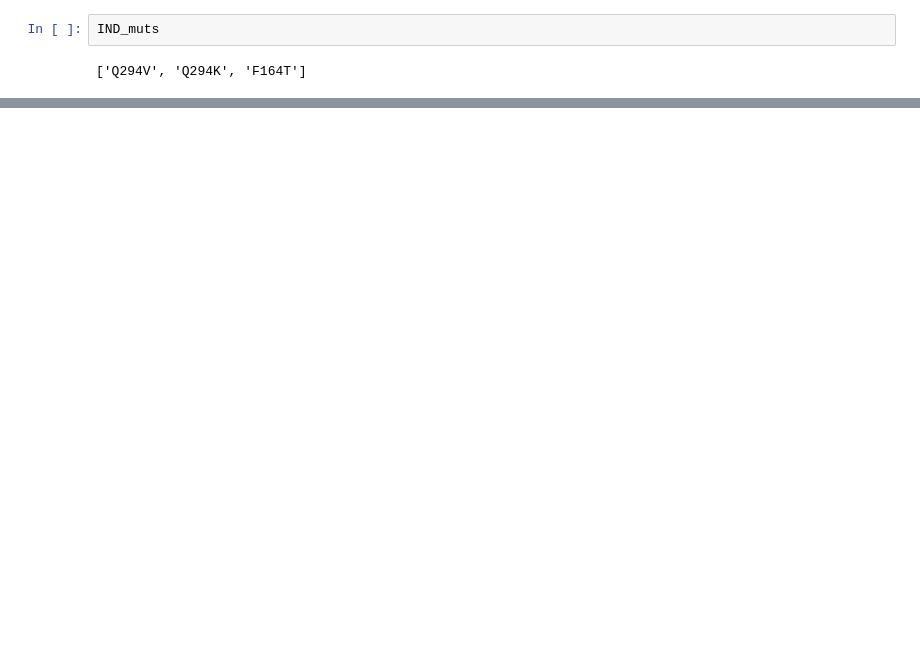
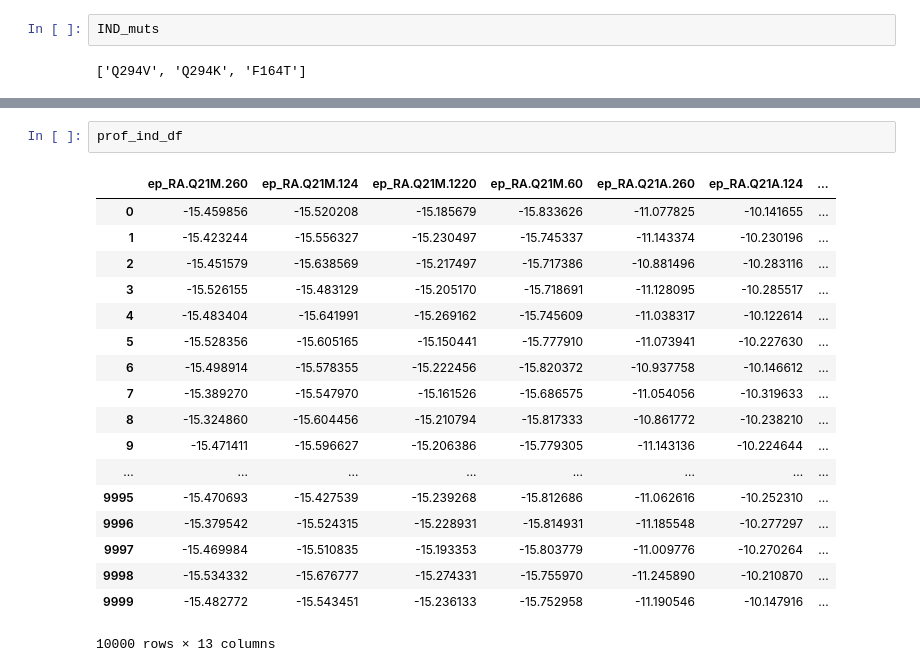
Before and after one commit to RPGroup-PBoC/mwc_mutants, a Jupyter notebook: code/analysis/complete_analysis.ipynb, the cells around one changed output, grey strips where cells are left out. Drawn from its saved outputs; the diff is of its cells as text; blank space fills up the shorter version.

```diff
--- a/code/analysis/complete_analysis.ipynb
+++ b/code/analysis/complete_analysis.ipynb
@@ -705,0 +599,21 @@ IND_muts
+# %%
+prof_ind_df
+# %% [output]
+|  | ep_RA.Q21M.260 | ep_RA.Q21M.124 | ep_RA.Q21M.1220 | ep_RA.Q21M.60 | ep_RA.Q21A.260 | ep_RA.Q21A.124 | ... |
+| 0 | -15.459856 | -15.520208 | -15.185679 | -15.833626 | -11.077825 | -10.141655 | ... |
+| 1 | -15.423244 | -15.556327 | -15.230497 | -15.745337 | -11.143374 | -10.230196 | ... |
+| 2 | -15.451579 | -15.638569 | -15.217497 | -15.717386 | -10.881496 | -10.283116 | ... |
+| 3 | -15.526155 | -15.483129 | -15.205170 | -15.718691 | -11.128095 | -10.285517 | ... |
+| 4 | -15.483404 | -15.641991 | -15.269162 | -15.745609 | -11.038317 | -10.122614 | ... |
+| 5 | -15.528356 | -15.605165 | -15.150441 | -15.777910 | -11.073941 | -10.227630 | ... |
+| 6 | -15.498914 | -15.578355 | -15.222456 | -15.820372 | -10.937758 | -10.146612 | ... |
+| 7 | -15.389270 | -15.547970 | -15.161526 | -15.686575 | -11.054056 | -10.319633 | ... |
+| 8 | -15.324860 | -15.604456 | -15.210794 | -15.817333 | -10.861772 | -10.238210 | ... |
+| 9 | -15.471411 | -15.596627 | -15.206386 | -15.779305 | -11.143136 | -10.224644 | ... |
+| ... | ... | ... | ... | ... | ... | ... | ... |
+| 9995 | -15.470693 | -15.427539 | -15.239268 | -15.812686 | -11.062616 | -10.252310 | ... |
+| 9996 | -15.379542 | -15.524315 | -15.228931 | -15.814931 | -11.185548 | -10.277297 | ... |
+| 9997 | -15.469984 | -15.510835 | -15.193353 | -15.803779 | -11.009776 | -10.270264 | ... |
+| 9998 | -15.534332 | -15.676777 | -15.274331 | -15.755970 | -11.245890 | -10.210870 | ... |
+| 9999 | -15.482772 | -15.543451 | -15.236133 | -15.752958 | -11.190546 | -10.147916 | ... |
+10000 rows × 13 columns
```
Also changed, not shown: parts of 23 cells of this notebook, 7 other files.
